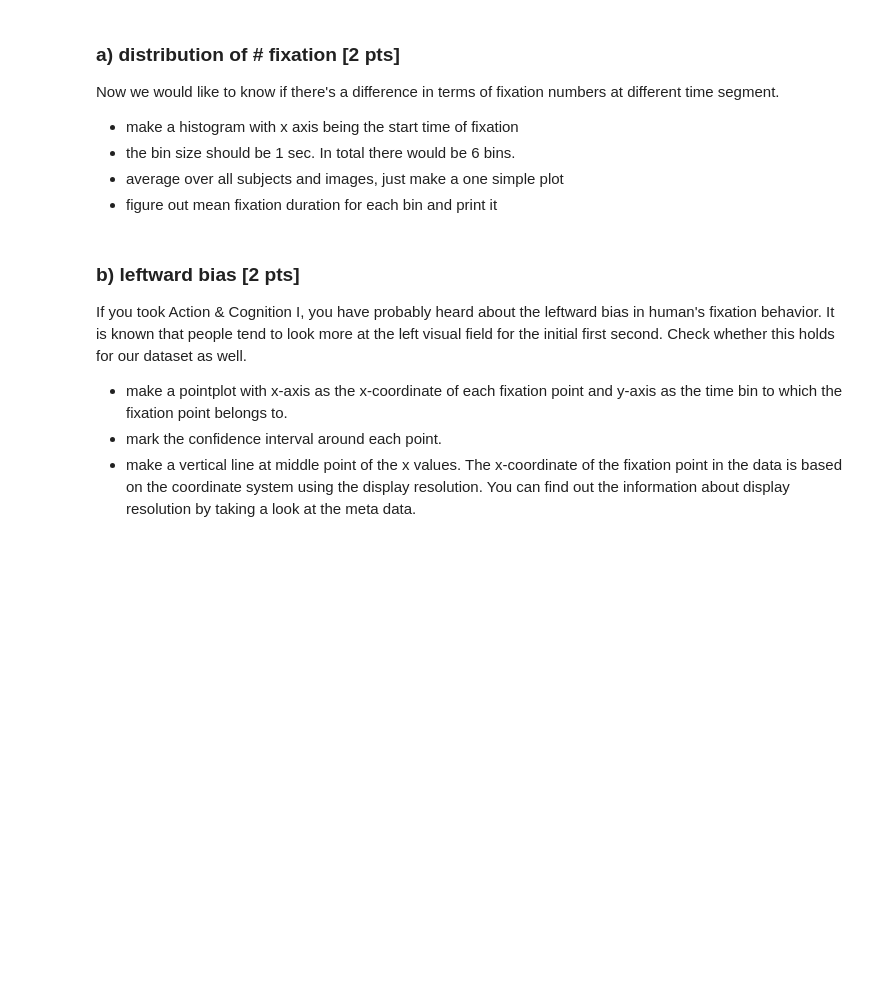
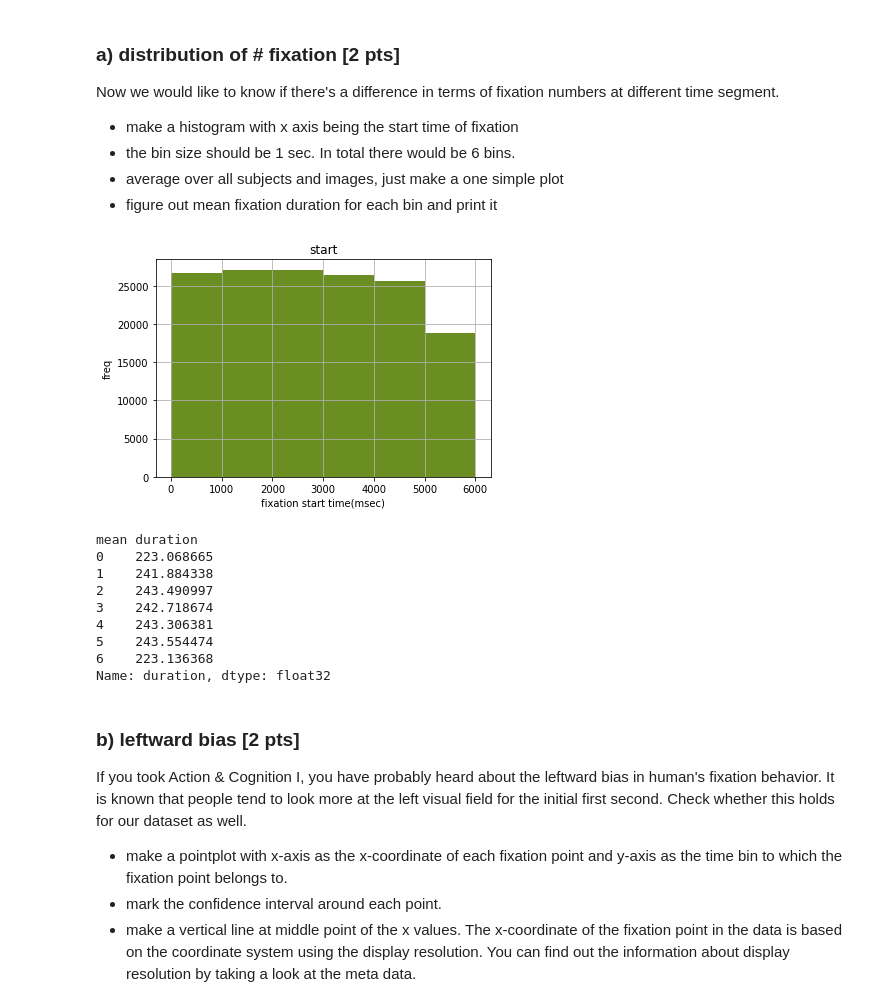
Before and after one commit to NBP-ACC/week-7-acc_2, a Jupyter notebook: Sheet05.ipynb, the cells around one changed output. Drawn from its saved outputs; the diff is of its cells as text; code cells hidden in the pictures; blank space fills up the shorter version.

```diff
--- a/Sheet05.ipynb
+++ b/Sheet05.ipynb
@@ -277,3 +268,32 @@ Now we would like to know if there's a difference in terms of fixation numbers a
+# %%
+
+fig, ax = plt.subplots()
+
+# plot the average fixation duration over 6 time intervalls
+counts, bins, bars = ax.hist(df['start'], bins =[0,1000,2000,3000,4000,5000,6000],color ='#6B8E23')
+plt.grid(axis='both')
+ax.set(title='start',
+        ylabel='freq',
+        xlabel='fixation start time(msec)')
+
+plt.show()
+
+df = df.assign(neu = round(df['start']/1000))
+df_avg = df.groupby('neu').mean().reset_index()
+
+print('mean duration')
+print(df_avg['duration'])
+# %% [output]
+[figure, added]
+mean duration
+0    223.068665
+1    241.884338
+2    243.490997
+3    242.718674
+4    243.306381
+5    243.554474
+6    223.136368
+Name: duration, dtype: float32
 # %% [markdown]
 ### b) leftward bias [2 pts]
 If you took Action & Cognition I, you have probably heard about the leftward bias in human's fixation behavior. It is known that people tend to look more at the left visual field for the initial first second. Check whether this holds for our dataset as well.
```
Also changed, not shown: parts of 6 cells of this notebook.
